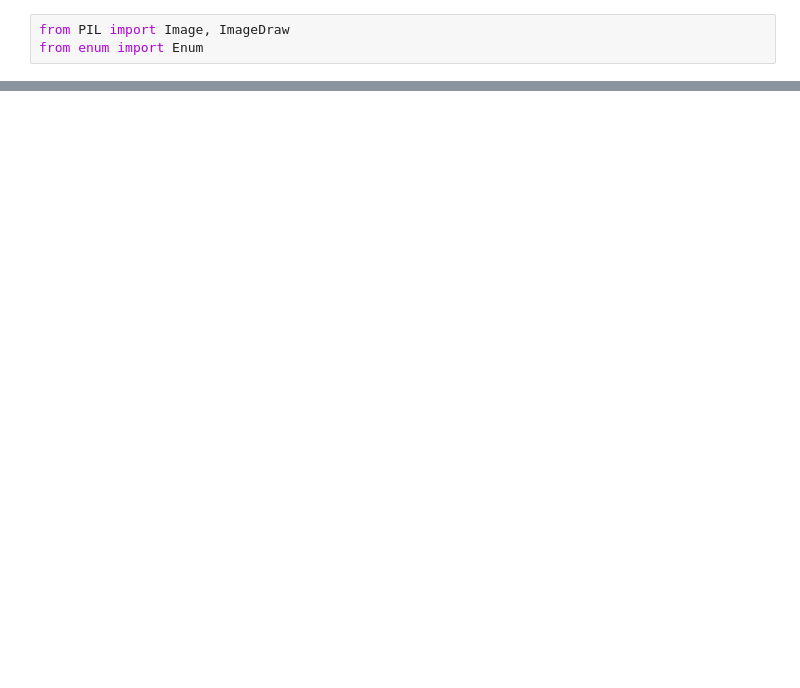
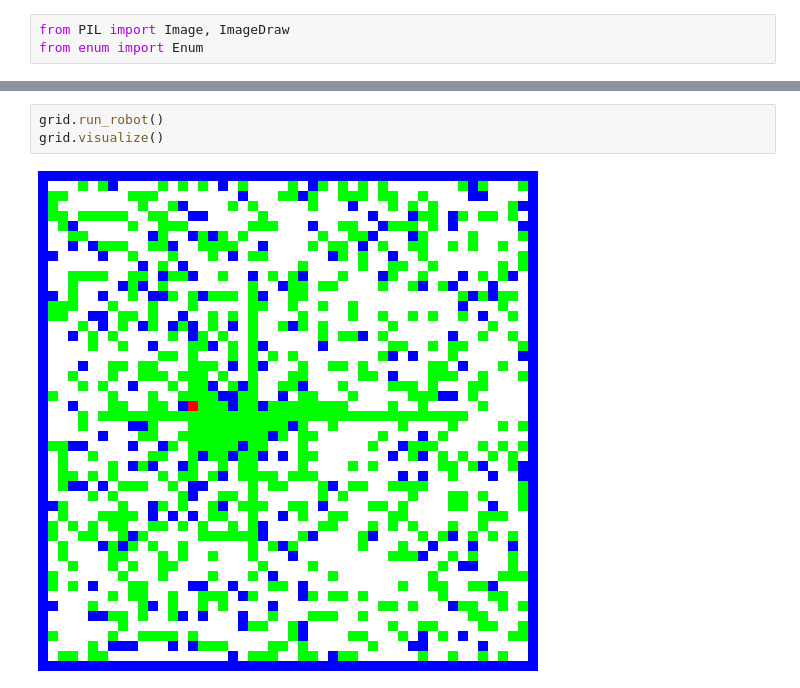
Before and after one commit to aressler38/AdventOfCode, a Jupyter notebook: 2024/src/aoc2024/day15.ipynb, the cells around one changed output, grey strips where cells are left out. Saved outputs shown, nothing was run; the diff lists cells and outputs as text; blank space fills up the shorter version.

```diff
--- a/2024/src/aoc2024/day15.ipynb
+++ b/2024/src/aoc2024/day15.ipynb
@@ -168,0 +172,5 @@ print(box_sum)
+# %%
+grid.run_robot()
+grid.visualize()
+# %% [output]
+[figure, added]
```
Also changed, not shown: parts of 3 cells of this notebook.
